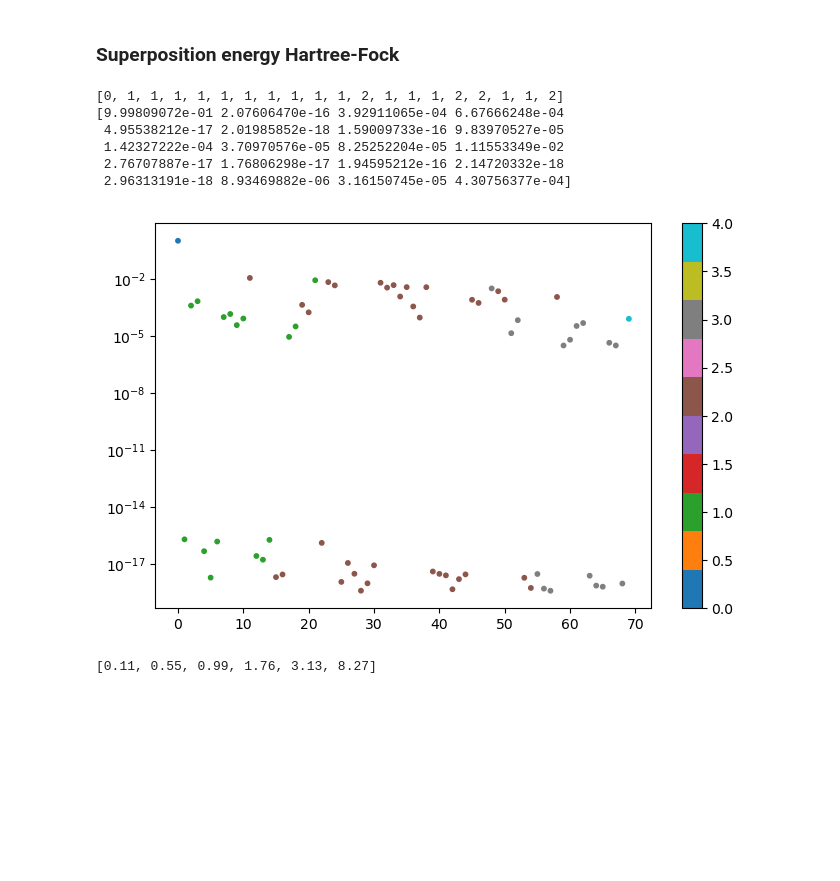
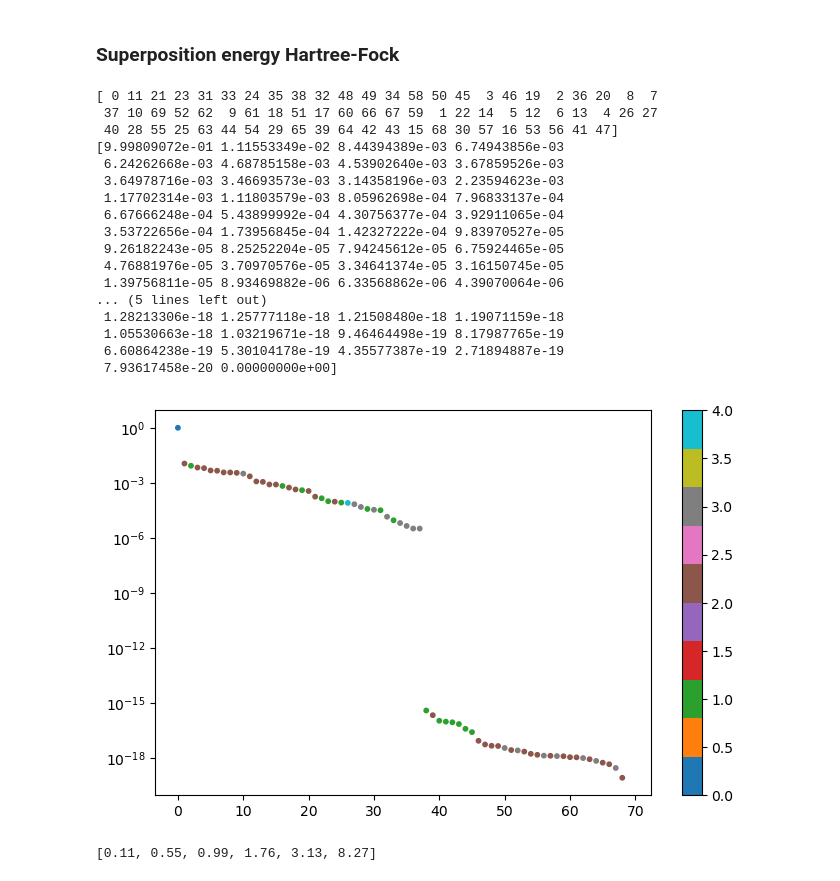
Before and after one commit to Arash-H-Jafarizadeh/Fermionic-State-Preparation, a Jupyter notebook: Fermionic_Hartree_Fock_Method(Adam).ipynb, the cells around one changed output. Drawn from its saved outputs; the diff is of its cells as text; code cells hidden in the pictures; blank space fills up the shorter version.

Commit message:
In the process of fixing figure for amps

```diff
--- a/Fermionic_Hartree_Fock_Method(Adam).ipynb
+++ b/Fermionic_Hartree_Fock_Method(Adam).ipynb
@@ -500,68 +500,57 @@ def free_fermion_superposition(physical,L, **kws):
 # %%
 L = 8
 physical = 0.3, 1.0
 
 ham8, dist8 = hart_fock_superposition(physical, L, max_iters=200, PBC=False)
 E8, U8 = np.linalg.eigh(ham8)
 amps = np.abs(U8[0,:])
 
 x_data = np.arange(len(amps)).astype(int)
 
-print("")
-print(dist8[:20])
+# print("")
+# print(dist8[:20])
 # print(np.round(amps,decimals=3))
-print(amps[:20])
+# print(amps[:20])
 # print(len(dist8))
 # print("")
 
 # fig, ax = pl.subplots(1,1, figsize=(8, 5))
 # ax.set_yscale('log')
 # ax.plot(x_data,amps, label="amplitudes", ls='', marker='.')
 # pl.legend()
 # pl.show()
 
-# cmap = pl_colors.ListedColormap(['b', 'c', 'g', 'm','r','y'])
-# norm = pl_colors.BoundaryNorm([-1,0,1,2,3,4,5], cmap.N)
-# points = np.array([x_data, amps]).T.reshape(-1, 1, 2)
-# segments = np.concatenate([points[:-1], points[1:]], axis=1)
-# lc = pl_colections.LineCollection(segments, cmap=cmap, norm=norm)
-# lc.set_array(dist8)
-# print(lc)
-# # lc.set_linewidth(3)
-# fig1 = pl.figure()
-# pl.gca().add_collection(lc)
-# # pl.xlim(x.min(), x.max())
-# # plt.ylim(-1.1, 1.1)
-
-# am0 = np.where(dist8 == 1, dist8, 0)
-# print(am0[:20])
-
-# am0 = np.ma.masked_where(dist8 != 0., amps)
-# am1 = np.ma.masked_where((s < lower) | (s > upper), s)
-# am = np.ma.masked_where((s < lower) | (s > upper), s)
-# am = np.ma.masked_where((s < lower) | (s > upper), s)
-# am = np.ma.masked_where((s < lower) | (s > upper), s)
-# am4 = np.ma.masked_where(s > lower, s)
-
-# fig, ax = plt.subplots()
-# ax.plot(t, smiddle, t, slower, t, supper)
-# plt.show()
-
-
-
 fig, ax = pl.subplots(1,1, figsize=(8, 5))
+# ####### if sorted
+order = np.argsort(amps)[::-1]
+print(order)
+amps = amps[order]
+print(amps)
+dist8 = np.array(dist8)[order]
+# print(dist8.reshape(1,-1))
 im = ax.scatter(x_data, amps, c=dist8, s=10, cmap='tab10')
 ax.set_yscale('log')
 fig.colorbar(im)
 fig.show()
 # %% [output]
-[0, 1, 1, 1, 1, 1, 1, 1, 1, 1, 1, 2, 1, 1, 1, 2, 2, 1, 1, 2]
-[9.99809072e-01 2.07606470e-16 3.92911065e-04 6.67666248e-04
- 4.95538212e-17 2.01985852e-18 1.59009733e-16 9.83970527e-05
- 1.42327222e-04 3.70970576e-05 8.25252204e-05 1.11553349e-02
- 2.76707887e-17 1.76806298e-17 1.94595212e-16 2.14720332e-18
- 2.96313191e-18 8.93469882e-06 3.16150745e-05 4.30756377e-04]
+[ 0 11 21 23 31 33 24 35 38 32 48 49 34 58 50 45  3 46 19  2 36 20  8  7
+ 37 10 69 52 62  9 61 18 51 17 60 66 67 59  1 22 14  5 12  6 13  4 26 27
+ 40 28 55 25 63 44 54 29 65 39 64 42 43 15 68 30 57 16 53 56 41 47]
+[9.99809072e-01 1.11553349e-02 8.44394389e-03 6.74943856e-03
+ 6.24262668e-03 4.68785158e-03 4.53902640e-03 3.67859526e-03
+ 3.64978716e-03 3.46693573e-03 3.14358196e-03 2.23594623e-03
+ 1.17702314e-03 1.11803579e-03 8.05962698e-04 7.96833137e-04
+ 6.67666248e-04 5.43899992e-04 4.30756377e-04 3.92911065e-04
+ 3.53722656e-04 1.73956845e-04 1.42327222e-04 9.83970527e-05
+ 9.26182243e-05 8.25252204e-05 7.94245612e-05 6.75924465e-05
+ 4.76881976e-05 3.70970576e-05 3.34641374e-05 3.16150745e-05
+ 1.39756811e-05 8.93469882e-06 6.33568862e-06 4.39070064e-06
+... (5 lines left out)
+ 1.28213306e-18 1.25777118e-18 1.21508480e-18 1.19071159e-18
+ 1.05530663e-18 1.03219671e-18 9.46464498e-19 8.17987765e-19
+ 6.60864238e-19 5.30104178e-19 4.35577387e-19 2.71894887e-19
+ 7.93617458e-20 0.00000000e+00]
-[figure, old version]
+[figure, new version]
 # %%
 L = 20
 num_plts = 8
```
